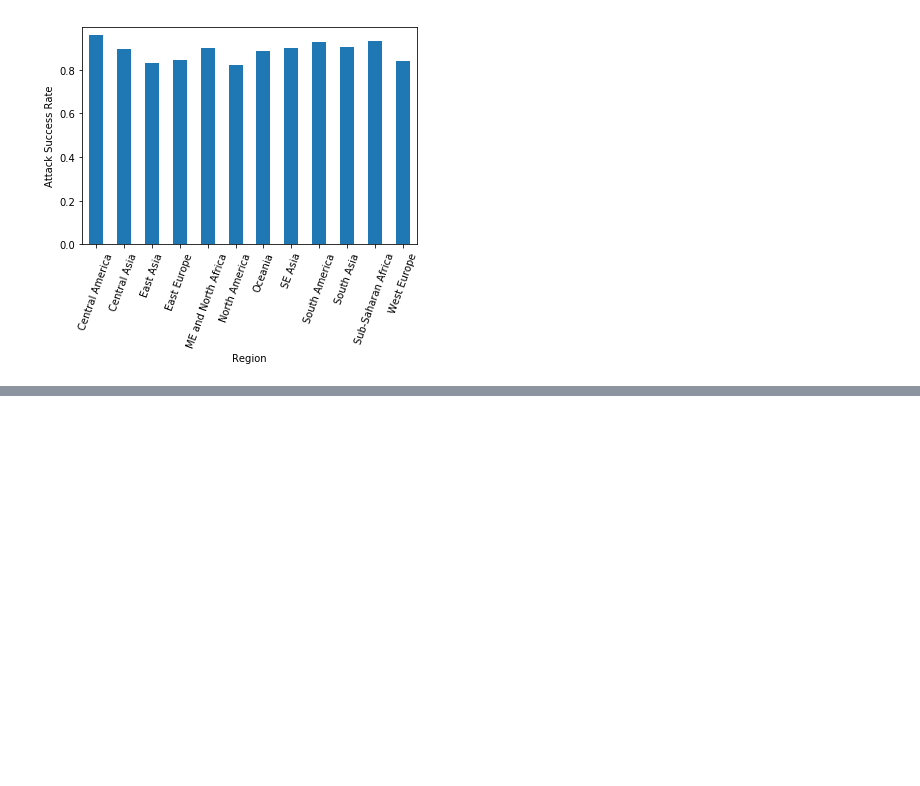
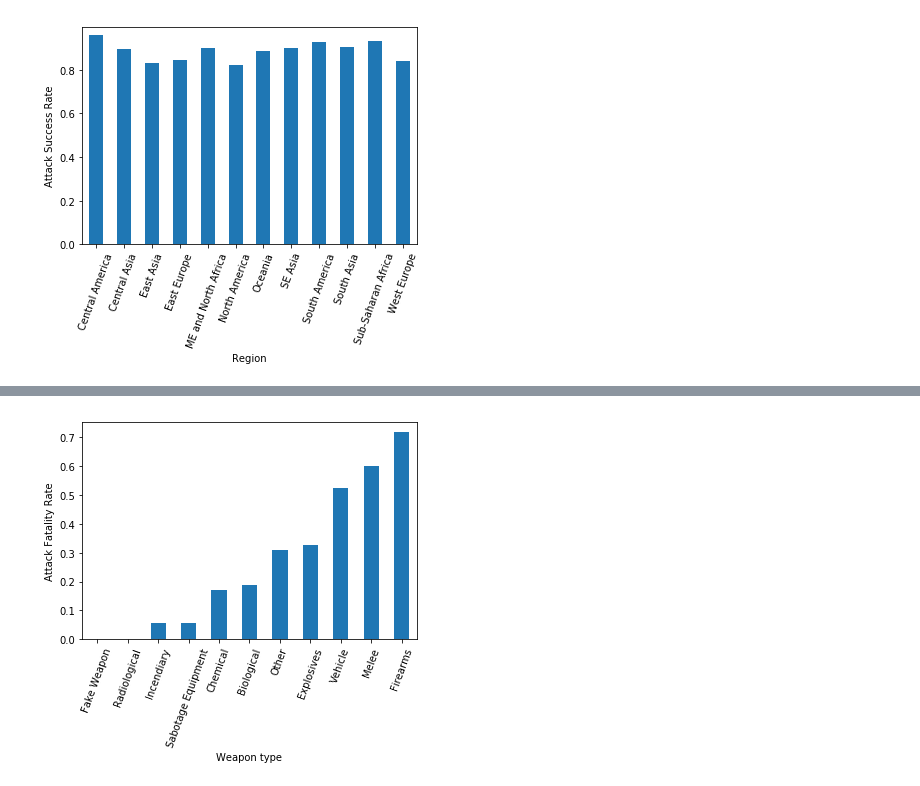
Before and after one commit to joshyou/springboard, a Jupyter notebook: Capstone_Data_Storytelling.ipynb, the cells around one changed output, grey strips where cells are left out. Saved outputs shown, nothing was run; the diff lists cells and outputs as text; code cells hidden in the pictures; blank space fills up the shorter version.

```diff
--- a/Capstone_Data_Storytelling.ipynb
+++ b/Capstone_Data_Storytelling.ipynb
@@ -220,0 +79,19 @@ plt.show()
+# %%
+weapon_dict = {1:'Biological',2:'Chemical',3:'Radiological',
+            4:'Nuclear',5:'Firearms',6:'Explosives',
+            7:'Fake Weapon', 8:'Incendiary', 9:'Melee',
+            10:'Vehicle',11:'Sabotage Equipment', 12:'Other'}
+
+df['weapname1'] = df['weaptype1'].replace(weapon_dict)
+
+weap_counts = df.groupby(['weapname1'])['fatal'].count()
+weap_fatal_counts = df.groupby(['weapname1'])['fatal'].sum()
+weap_fatal_ratio = weap_fatal_counts.divide(weap_counts)
+weap_fatal_ratio = weap_fatal_ratio.sort_values()
+
+_ = weap_fatal_ratio.plot(kind='bar', rot = 70)
+_ = plt.xlabel('Weapon type')
+_ = plt.ylabel('Attack Fatality Rate')
+plt.show()
+# %% [output]
+[figure, added]
```
Also changed, not shown: parts of 15 cells of this notebook, 4 other files.
